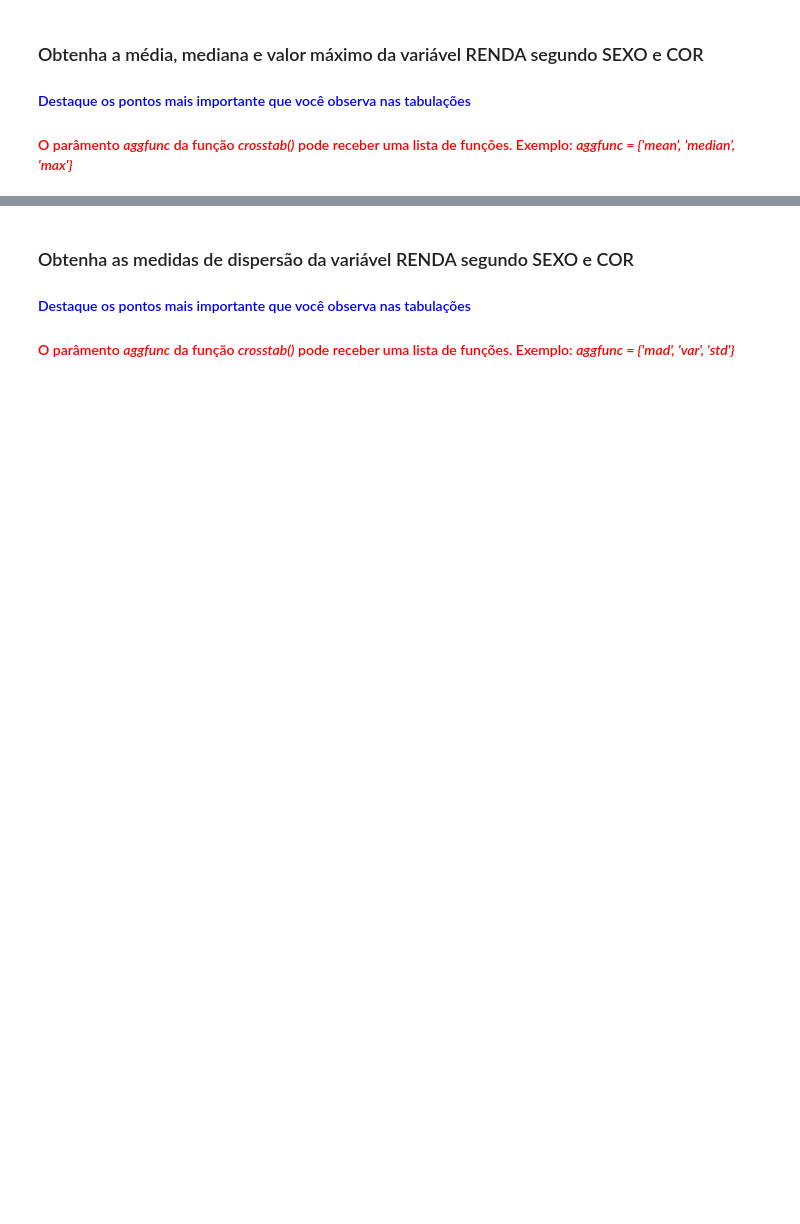
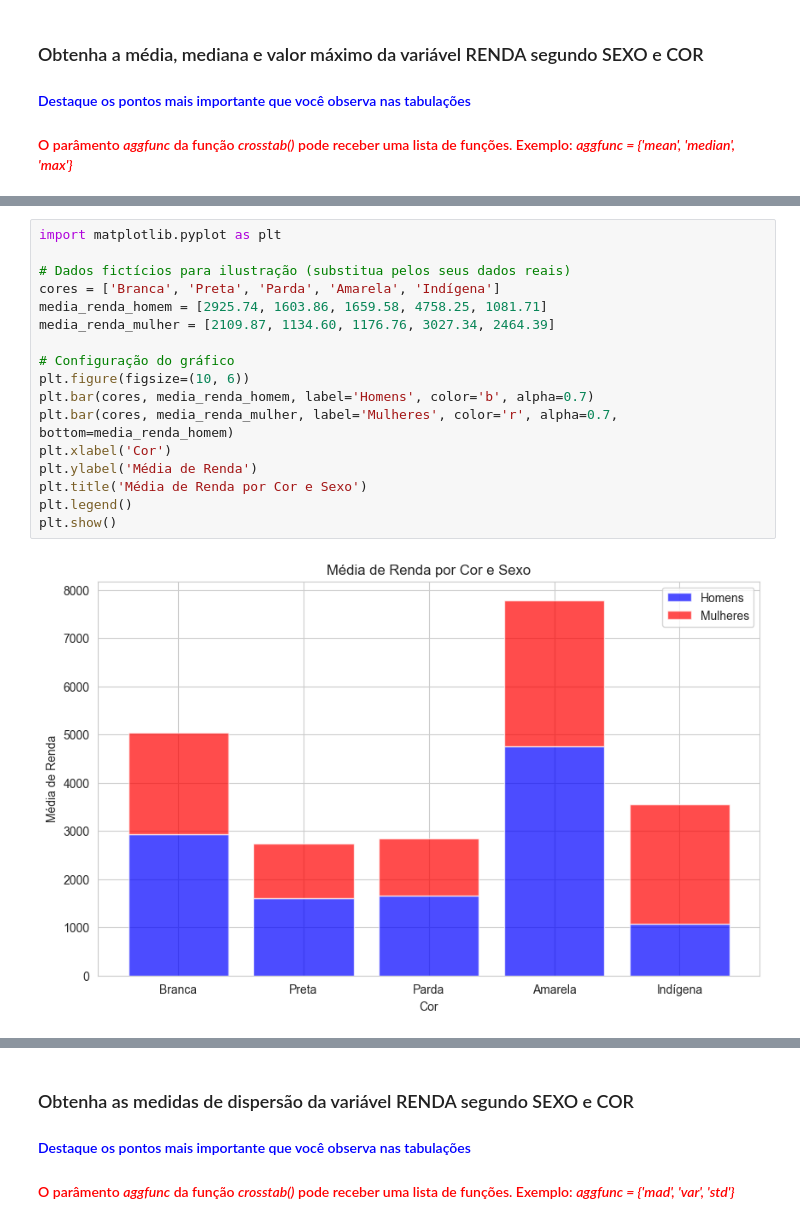
Before and after one commit to RPdatascience819/Curso_basico_estats, a Jupyter notebook: Análise_Descritiva.ipynb, the cells around one changed output, grey strips where cells are left out. Saved outputs shown, nothing was run; the diff lists cells and outputs as text; blank space fills up the shorter version.

```diff
--- a/Análise_Descritiva.ipynb
+++ b/Análise_Descritiva.ipynb
@@ -433,0 +646,19 @@ Escreva suas conclusões aqui...
+# %%
+import matplotlib.pyplot as plt
+
+# Dados fictícios para ilustração (substitua pelos seus dados reais)
+cores = ['Branca', 'Preta', 'Parda', 'Amarela', 'Indígena']
+media_renda_homem = [2925.74, 1603.86, 1659.58, 4758.25, 1081.71]
+media_renda_mulher = [2109.87, 1134.60, 1176.76, 3027.34, 2464.39]
+
+# Configuração do gráfico
+plt.figure(figsize=(10, 6))
+plt.bar(cores, media_renda_homem, label='Homens', color='b', alpha=0.7)
+plt.bar(cores, media_renda_mulher, label='Mulheres', color='r', alpha=0.7, bottom=media_renda_homem)
+plt.xlabel('Cor')
+plt.ylabel('Média de Renda')
+plt.title('Média de Renda por Cor e Sexo')
+plt.legend()
+plt.show()
+# %% [output]
+[figure, added]
```
Also changed, not shown: parts of 47 cells of this notebook, 1 other file.
